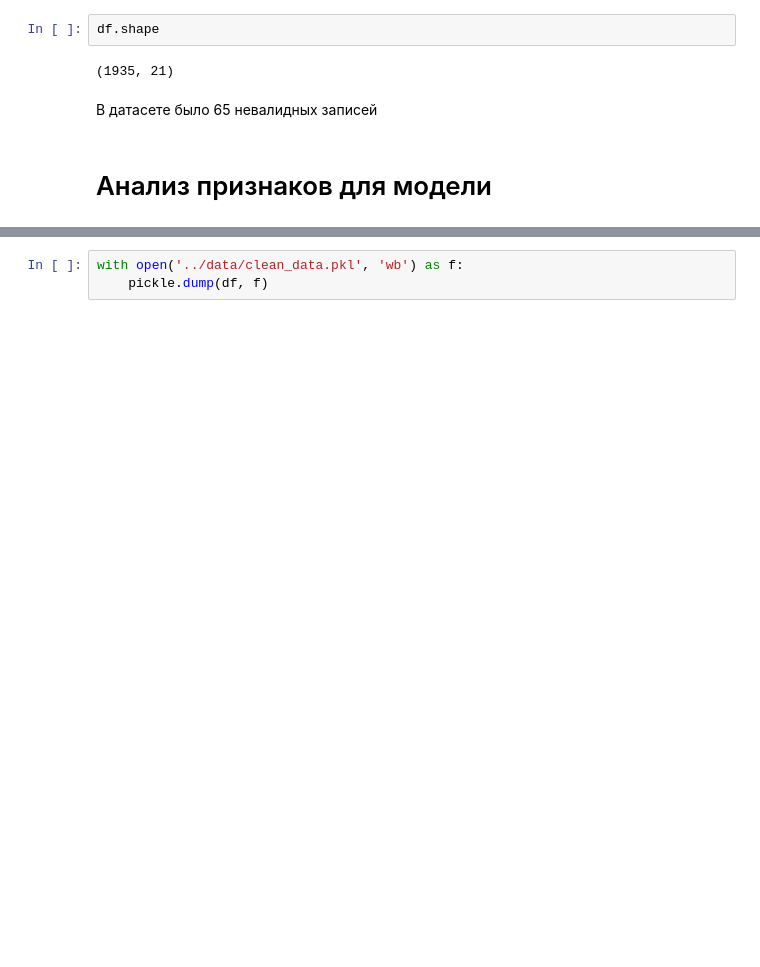
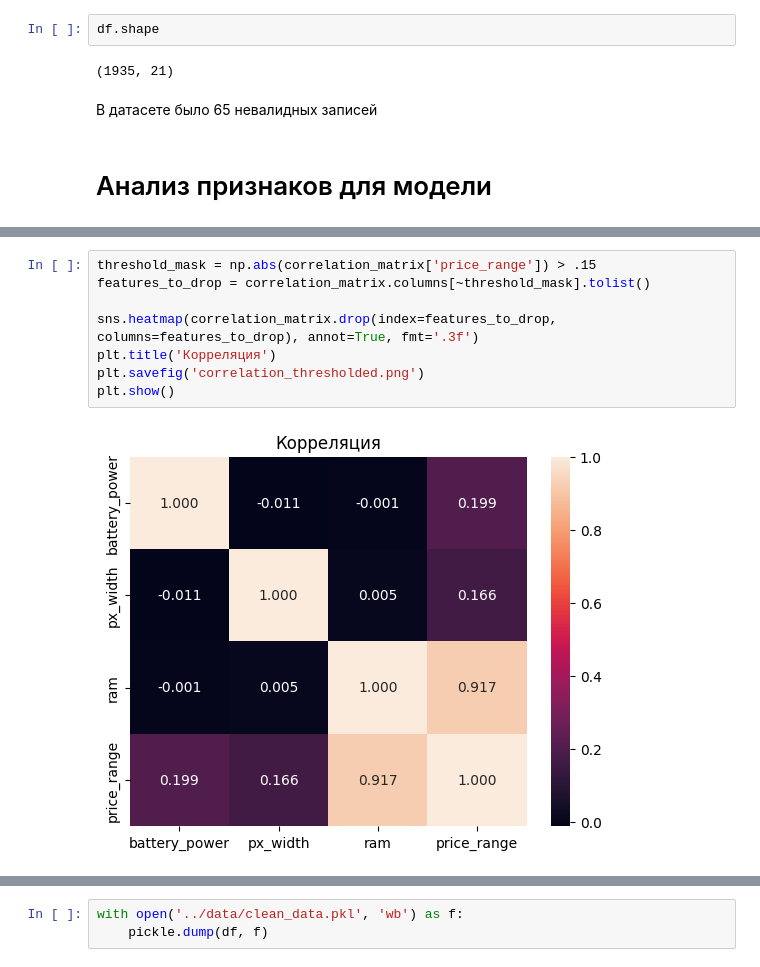
Before and after one commit to PodlubnyAY/mobile-price-classification, a Jupyter notebook: eda/eda.ipynb, the cells around one changed output, grey strips where cells are left out. Saved outputs shown, nothing was run; the diff lists cells and outputs as text; blank space fills up the shorter version.

```diff
--- a/eda/eda.ipynb
+++ b/eda/eda.ipynb
@@ -162,0 +193,10 @@ plt.show()
+# %%
+threshold_mask = np.abs(correlation_matrix['price_range']) > .15
+features_to_drop = correlation_matrix.columns[~threshold_mask].tolist()
+
+sns.heatmap(correlation_matrix.drop(index=features_to_drop, columns=features_to_drop), annot=True, fmt='.3f')
+plt.title('Корреляция')
+plt.savefig('correlation_thresholded.png')
+plt.show()
+# %% [output]
+[figure, added]
```
Also changed, not shown: parts of 26 cells of this notebook, 13 other files.
